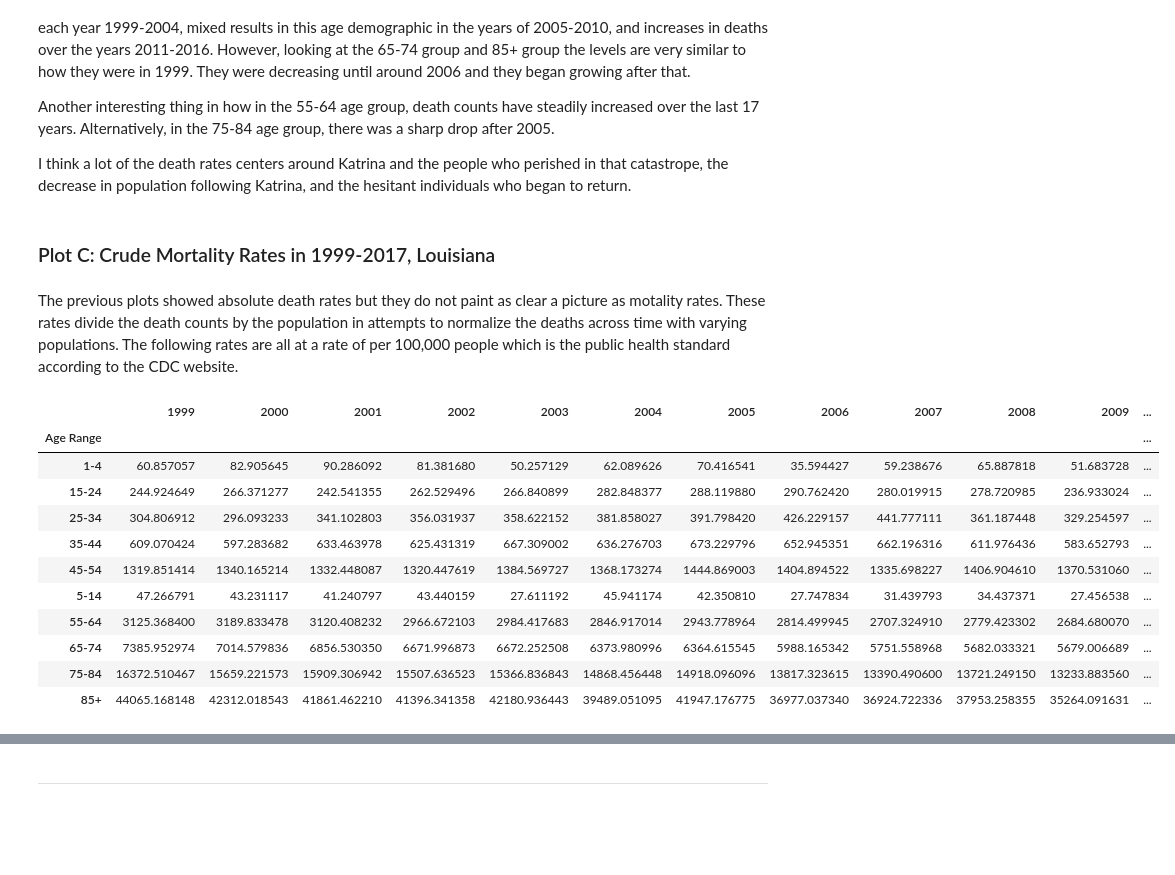
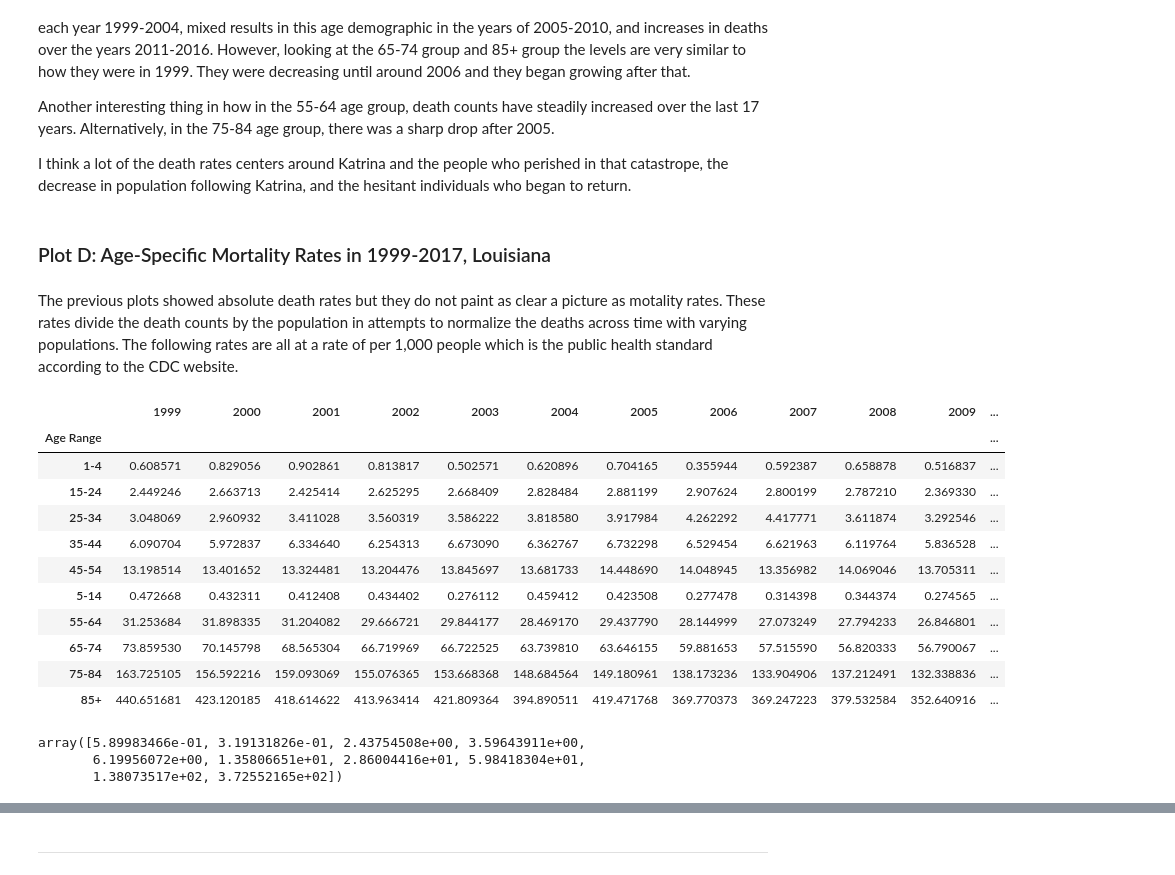
Before and after one commit to ajasica/ajasica.github.io, a Jupyter notebook: Final Tutorial.ipynb, the cells around one changed output, grey strips where cells are left out. Drawn from its saved outputs; the diff is of its cells as text; code cells hidden in the pictures; blank space fills up the shorter version.

```diff
--- a/Final Tutorial.ipynb
+++ b/Final Tutorial.ipynb
@@ -325,33 +346,38 @@ Another interesting thing in how in the 55-64 age group, death counts have stead
 
 I think a lot of the death rates centers around Katrina and the people who perished in that catastrope, the decrease in population following Katrina, and the hesitant individuals who began to return.
 # %% [markdown]
-### Plot C: Crude Mortality Rates in 1999-2017, Louisiana
+### Plot D: Age-Specific Mortality Rates in 1999-2017, Louisiana
 # %% [markdown]
-The previous plots showed absolute death rates but they do not paint as clear a picture as motality rates. These rates divide the death counts by the population in attempts to normalize the deaths across time with varying populations. The following rates are all at a rate of per 100,000 people which is the public health standard according to the CDC website.
+The previous plots showed absolute death rates but they do not paint as clear a picture as motality rates. These rates divide the death counts by the population in attempts to normalize the deaths across time with varying populations. The following rates are all at a rate of per 1,000 people which is the public health standard according to the CDC website.
 # %%
 cmr = pd.DataFrame()
 
 for year in range(1999,2018):
     deaths_yr = deaths[deaths["Year"] == year].groupby("Age Range").Deaths.sum()
     total_pop_yr = deaths[deaths["Year"] == year].groupby("Age Range").Population.mean()
 
-    cmr[str(year)] = (deaths_yr / total_pop_yr) * 100000
+    cmr[str(year)] = (deaths_yr / total_pop_yr) * 1000
 cmr
 # %% [output]
 |  | 1999 | 2000 | 2001 | 2002 | 2003 | 2004 | 2005 | 2006 | 2007 | 2008 | 2009 | ... |
 | Age Range |  |  |  |  |  |  |  |  |  |  |  | ... |
-| 1-4 | 60.857057 | 82.905645 | 90.286092 | 81.381680 | 50.257129 | 62.089626 | 70.416541 | 35.594427 | 59.238676 | 65.887818 | 51.683728 | ... |
-| 15-24 | 244.924649 | 266.371277 | 242.541355 | 262.529496 | 266.840899 | 282.848377 | 288.119880 | 290.762420 | 280.019915 | 278.720985 | 236.933024 | ... |
-| 25-34 | 304.806912 | 296.093233 | 341.102803 | 356.031937 | 358.622152 | 381.858027 | 391.798420 | 426.229157 | 441.777111 | 361.187448 | 329.254597 | ... |
-| 35-44 | 609.070424 | 597.283682 | 633.463978 | 625.431319 | 667.309002 | 636.276703 | 673.229796 | 652.945351 | 662.196316 | 611.976436 | 583.652793 | ... |
-| 45-54 | 1319.851414 | 1340.165214 | 1332.448087 | 1320.447619 | 1384.569727 | 1368.173274 | 1444.869003 | 1404.894522 | 1335.698227 | 1406.904610 | 1370.531060 | ... |
-| 5-14 | 47.266791 | 43.231117 | 41.240797 | 43.440159 | 27.611192 | 45.941174 | 42.350810 | 27.747834 | 31.439793 | 34.437371 | 27.456538 | ... |
-| 55-64 | 3125.368400 | 3189.833478 | 3120.408232 | 2966.672103 | 2984.417683 | 2846.917014 | 2943.778964 | 2814.499945 | 2707.324910 | 2779.423302 | 2684.680070 | ... |
-| 65-74 | 7385.952974 | 7014.579836 | 6856.530350 | 6671.996873 | 6672.252508 | 6373.980996 | 6364.615545 | 5988.165342 | 5751.558968 | 5682.033321 | 5679.006689 | ... |
-| 75-84 | 16372.510467 | 15659.221573 | 15909.306942 | 15507.636523 | 15366.836843 | 14868.456448 | 14918.096096 | 13817.323615 | 13390.490600 | 13721.249150 | 13233.883560 | ... |
-| 85+ | 44065.168148 | 42312.018543 | 41861.462210 | 41396.341358 | 42180.936443 | 39489.051095 | 41947.176775 | 36977.037340 | 36924.722336 | 37953.258355 | 35264.091631 | ... |
+| 1-4 | 0.608571 | 0.829056 | 0.902861 | 0.813817 | 0.502571 | 0.620896 | 0.704165 | 0.355944 | 0.592387 | 0.658878 | 0.516837 | ... |
+| 15-24 | 2.449246 | 2.663713 | 2.425414 | 2.625295 | 2.668409 | 2.828484 | 2.881199 | 2.907624 | 2.800199 | 2.787210 | 2.369330 | ... |
+| 25-34 | 3.048069 | 2.960932 | 3.411028 | 3.560319 | 3.586222 | 3.818580 | 3.917984 | 4.262292 | 4.417771 | 3.611874 | 3.292546 | ... |
+| 35-44 | 6.090704 | 5.972837 | 6.334640 | 6.254313 | 6.673090 | 6.362767 | 6.732298 | 6.529454 | 6.621963 | 6.119764 | 5.836528 | ... |
+| 45-54 | 13.198514 | 13.401652 | 13.324481 | 13.204476 | 13.845697 | 13.681733 | 14.448690 | 14.048945 | 13.356982 | 14.069046 | 13.705311 | ... |
+| 5-14 | 0.472668 | 0.432311 | 0.412408 | 0.434402 | 0.276112 | 0.459412 | 0.423508 | 0.277478 | 0.314398 | 0.344374 | 0.274565 | ... |
+| 55-64 | 31.253684 | 31.898335 | 31.204082 | 29.666721 | 29.844177 | 28.469170 | 29.437790 | 28.144999 | 27.073249 | 27.794233 | 26.846801 | ... |
+| 65-74 | 73.859530 | 70.145798 | 68.565304 | 66.719969 | 66.722525 | 63.739810 | 63.646155 | 59.881653 | 57.515590 | 56.820333 | 56.790067 | ... |
+| 75-84 | 163.725105 | 156.592216 | 159.093069 | 155.076365 | 153.668368 | 148.684564 | 149.180961 | 138.173236 | 133.904906 | 137.212491 | 132.338836 | ... |
+| 85+ | 440.651681 | 423.120185 | 418.614622 | 413.963414 | 421.809364 | 394.890511 | 419.471768 | 369.770373 | 369.247223 | 379.532584 | 352.640916 | ... |
 # %%
 cmr.index = pd.Categorical(cmr.index, order)
 cmr.sort_index(inplace=True)
 # %%
 cmr_mean = numpy.array(cmr.mean(axis=1))
+cmr_mean
+# %% [output]
+array([5.89983466e-01, 3.19131826e-01, 2.43754508e+00, 3.59643911e+00,
+       6.19956072e+00, 1.35806651e+01, 2.86004416e+01, 5.98418304e+01,
+       1.38073517e+02, 3.72552165e+02])
```
Also changed, not shown: parts of 40 cells of this notebook, 3 other files.
